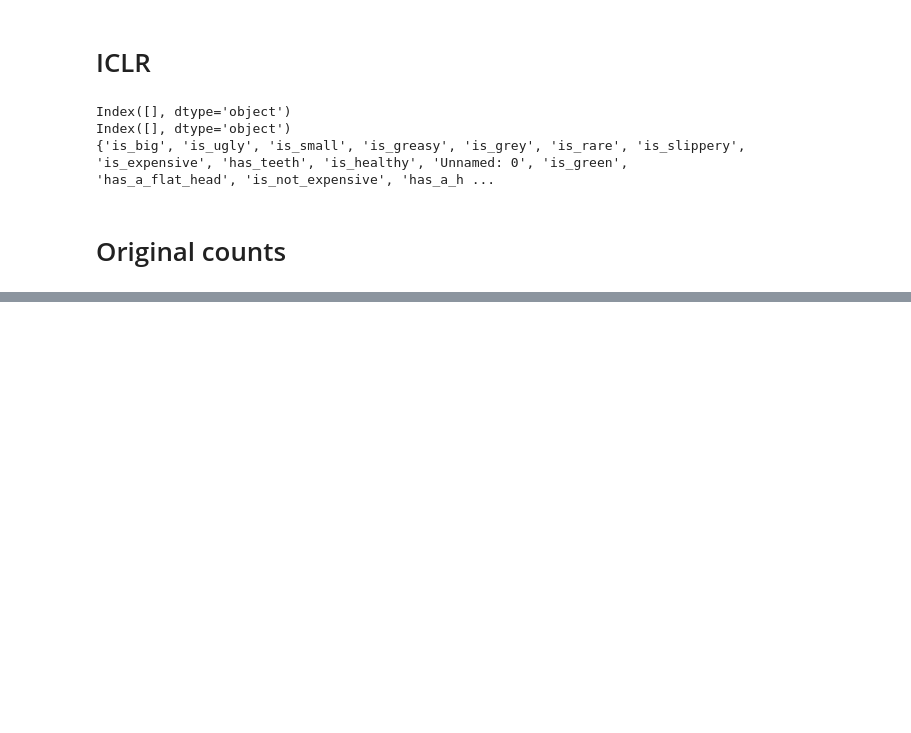
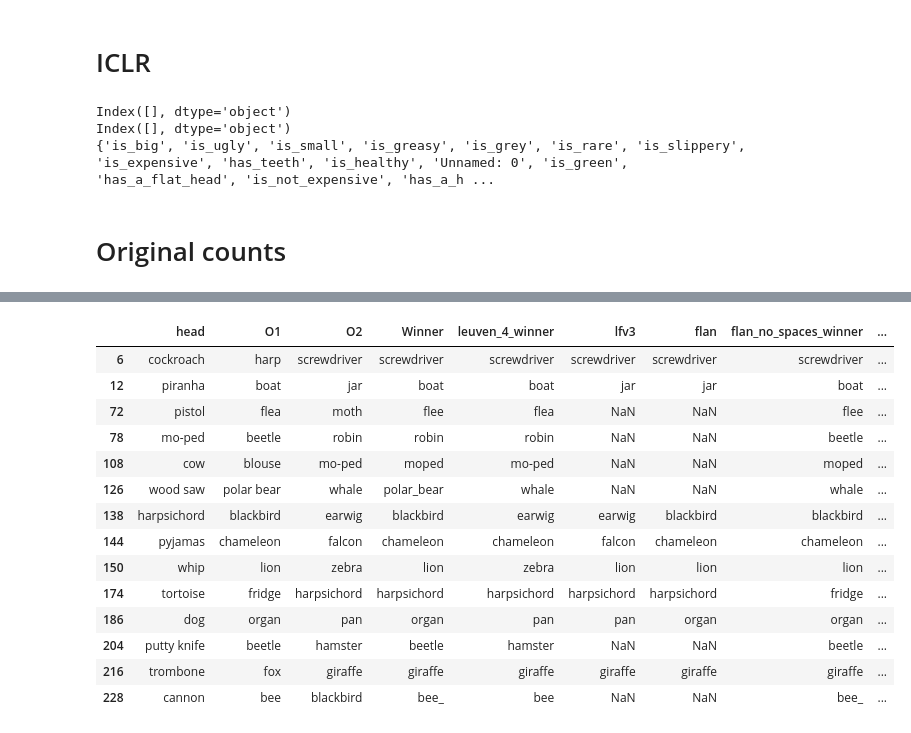
Before and after one commit to siddsuresh97/conceptual_representations_gpt, a Jupyter notebook: iclr/nb/exp_1.ipynb, the cells around one changed output, grey strips where cells are left out. Saved outputs shown, nothing was run; the diff lists cells and outputs as text; code cells hidden in the pictures; blank space fills up the shorter version.

```diff
--- a/iclr/nb/exp_1.ipynb
+++ b/iclr/nb/exp_1.ipynb
@@ -132,0 +989,33 @@ leuven_norms.to_csv('../data/leuven/leuven_norms_original_counts.csv')
+# %%
+winners = []
+for i, row in triplet_data.iterrows():
+    head, o1, o2 = row['head'], row['O1'], row['O2']
+    triplet_data.loc[i, 'leuven_4_winner'] = determine_winner(head, o1, o2, leuven_cosine_dist)
+    triplet_data.loc[i, 'flan_no_spaces_winner'] = determine_winner(head, o1, o2, flan_cosine_dist)
+    triplet_data.loc[i, 'combined_winner'] = determine_winner(head, o1, o2, combined_cosine_dist)
+    triplet_data.loc[i, 'Winner'] = cleanup_concept_name(row['Winner'], row['Winner'], row['Winner'])[0]
+    # winners.append(determine_winner(head, o1, o2, leuven_cosine_dist))
+    # winners.append(determine_winner(head, o1, o2, flan_cosine_dist))
+
+# pick columns wehere leuven_4_winner is not None
+df = triplet_data[triplet_data['leuven_4_winner'].notnull()]
+# pick columns where flan is not Nan
+# df = df[df['lfv3'].notnull()]
+# data = df
+
+# for everything in 'leuven_4_winner', if it is 'same' then chose winner randomly from 'O1' and 'O2'
+df.loc[:, 'leuven_4_winner'] = df.apply(lambda row: random.choice([row['O1'], row['O2']]) if row['leuven_4_winner'] == 'same' else row['leuven_4_winner'], axis=1)
+
+# Make a column leuven_4_accuracy that is 1 if leuven_4_winner is the same as the 'Winner' column and 0 otherwise
+df.loc[:, 'leuven_4_accuracy'] = df.apply(lambda row: 1 if row['leuven_4_winner'] == row['Winner'] else 0, axis=1)
+df.loc[:, 'flan_no_spaces_accuracy'] = df.apply(lambda row: 1 if row['flan_no_spaces_winner'] == row['Winner'] else 0, axis=1)
+df.loc[:, 'combined_accuracy'] = df.apply(lambda row: 1 if row['combined_winner'] == row['Winner'] else 0, axis=1)
+
+data = df
+# make a column that shows the number of times a certain ttype was presented
+df.loc[:, 'ttype_count'] = df.groupby('ttype')['ttype'].transform('count')
+# aggregate rows by the column 'ttype'
+df = df.groupby('ttype').mean()
+
+# keep the columns leuven_4_accuracy, flan_no_spaces_accuracy, and ttype_count
+df = df[['leuven_4_accuracy', 'flan_no_spaces_accuracy', 'combined_accuracy', 'pMaj','ttype_count']]
@@ -132,0 +1040,19 @@ leuven_norms.to_csv('../data/leuven/leuven_norms_original_counts.csv')
+# %%
+# from data show rows where ttype is 'ODOD' and show columns ['head', 'O1', 'O2','Winner', 'leuven_4_winner']
+data[(data['ttype'] == 'ODOD')][['head', 'O1', 'O2','Winner', 'leuven_4_winner', 'lfv3','flan', 'flan_no_spaces_winner', 'flan_no_spaces_accuracy', 'pMaj']]
+# %% [output]
+|  | head | O1 | O2 | Winner | leuven_4_winner | lfv3 | flan | flan_no_spaces_winner | ... |
+| 6 | cockroach | harp | screwdriver | screwdriver | screwdriver | screwdriver | screwdriver | screwdriver | ... |
+| 12 | piranha | boat | jar | boat | boat | jar | jar | boat | ... |
+| 72 | pistol | flea | moth | flee | flea | NaN | NaN | flee | ... |
+| 78 | mo-ped | beetle | robin | robin | robin | NaN | NaN | beetle | ... |
+| 108 | cow | blouse | mo-ped | moped | mo-ped | NaN | NaN | moped | ... |
+| 126 | wood saw | polar bear | whale | polar_bear | whale | NaN | NaN | whale | ... |
+| 138 | harpsichord | blackbird | earwig | blackbird | earwig | earwig | blackbird | blackbird | ... |
+| 144 | pyjamas | chameleon | falcon | chameleon | chameleon | falcon | chameleon | chameleon | ... |
+| 150 | whip | lion | zebra | lion | zebra | lion | lion | lion | ... |
+| 174 | tortoise | fridge | harpsichord | harpsichord | harpsichord | harpsichord | harpsichord | fridge | ... |
+| 186 | dog | organ | pan | organ | pan | pan | organ | organ | ... |
+| 204 | putty knife | beetle | hamster | beetle | hamster | NaN | NaN | beetle | ... |
+| 216 | trombone | fox | giraffe | giraffe | giraffe | giraffe | giraffe | giraffe | ... |
+| 228 | cannon | bee | blackbird | bee_ | bee | NaN | NaN | bee_ | ... |
```
Also changed, not shown: parts of 50 cells of this notebook, 14 other files.
